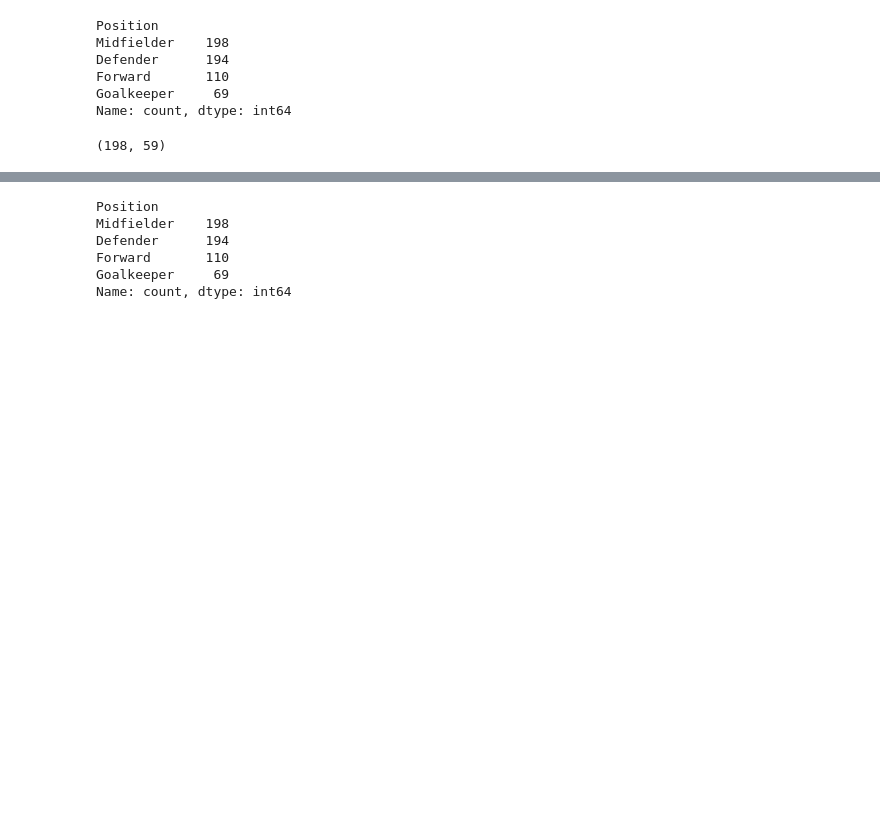
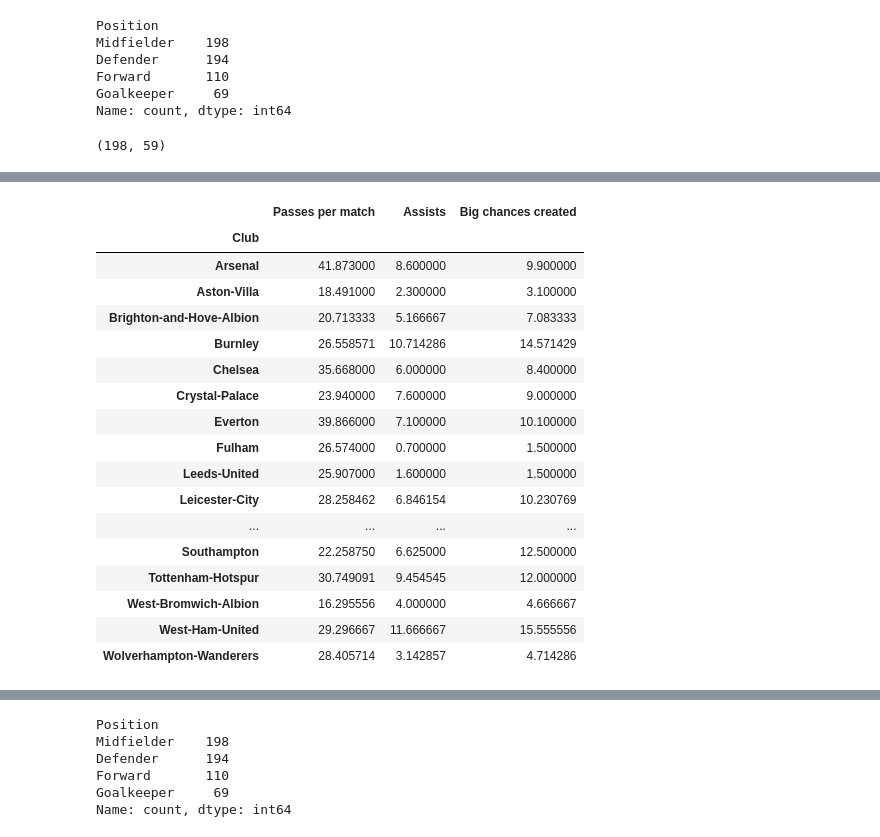
Before and after one commit to Prayush77/EDA_Premier_League_Players, a Jupyter notebook: src/main.ipynb, the cells around one changed output, grey strips where cells are left out. Saved outputs shown, nothing was run; the diff lists cells and outputs as text; code cells hidden in the pictures; blank space fills up the shorter version.

```diff
--- a/src/main.ipynb
+++ b/src/main.ipynb
@@ -184,0 +205,22 @@ mid_talent
+# %%
+club_mid_talent=mid_talent.groupby('Club')[['Passes per match','Assists','Big chances created']].mean()
+club_mid_talent
+# %% [output]
+|  | Passes per match | Assists | Big chances created |
+| Club |  |  |  |
+| Arsenal | 41.873000 | 8.600000 | 9.900000 |
+| Aston-Villa | 18.491000 | 2.300000 | 3.100000 |
+| Brighton-and-Hove-Albion | 20.713333 | 5.166667 | 7.083333 |
+| Burnley | 26.558571 | 10.714286 | 14.571429 |
+| Chelsea | 35.668000 | 6.000000 | 8.400000 |
+| Crystal-Palace | 23.940000 | 7.600000 | 9.000000 |
+| Everton | 39.866000 | 7.100000 | 10.100000 |
+| Fulham | 26.574000 | 0.700000 | 1.500000 |
+| Leeds-United | 25.907000 | 1.600000 | 1.500000 |
+| Leicester-City | 28.258462 | 6.846154 | 10.230769 |
+| ... | ... | ... | ... |
+| Southampton | 22.258750 | 6.625000 | 12.500000 |
+| Tottenham-Hotspur | 30.749091 | 9.454545 | 12.000000 |
+| West-Bromwich-Albion | 16.295556 | 4.000000 | 4.666667 |
+| West-Ham-United | 29.296667 | 11.666667 | 15.555556 |
+| Wolverhampton-Wanderers | 28.405714 | 3.142857 | 4.714286 |
```
Also changed, not shown: parts of 7 cells of this notebook.
